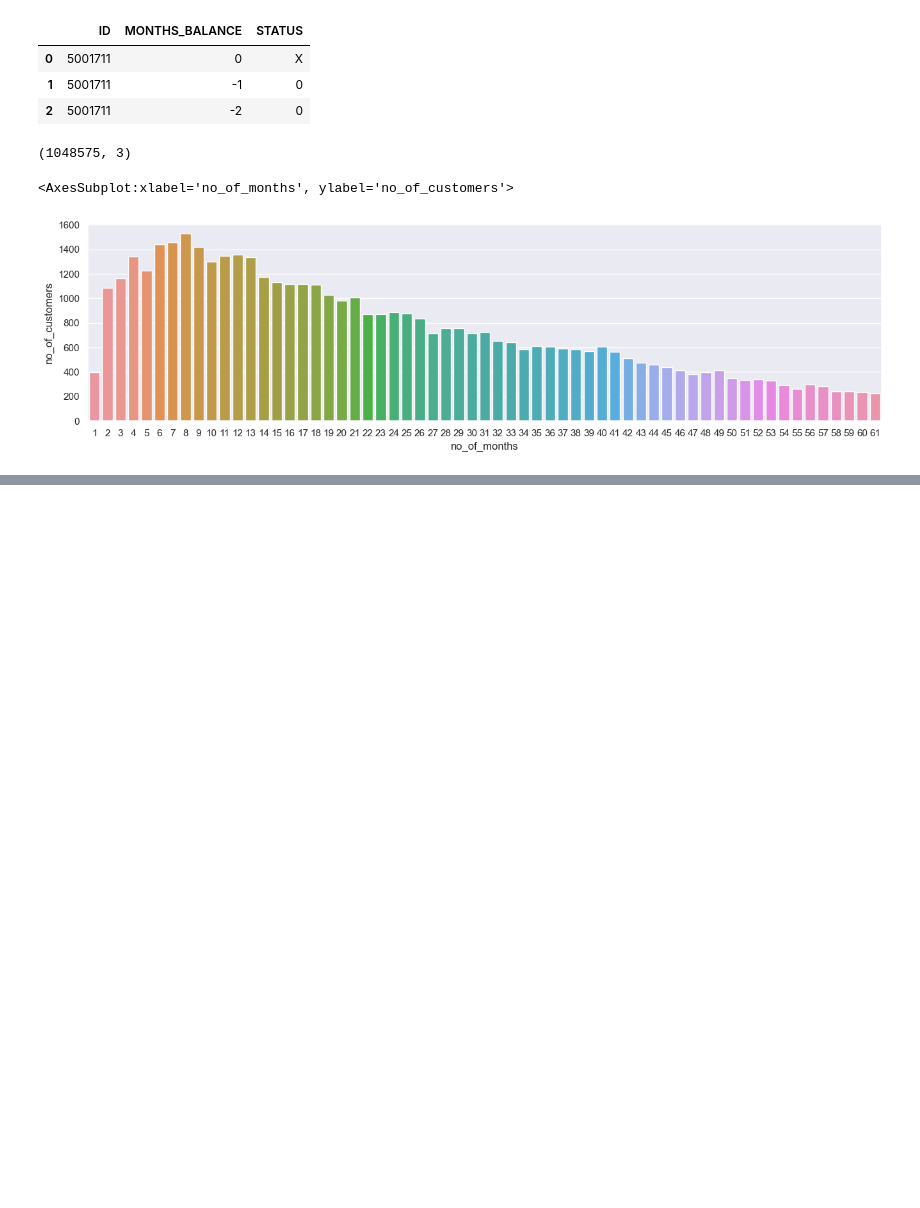
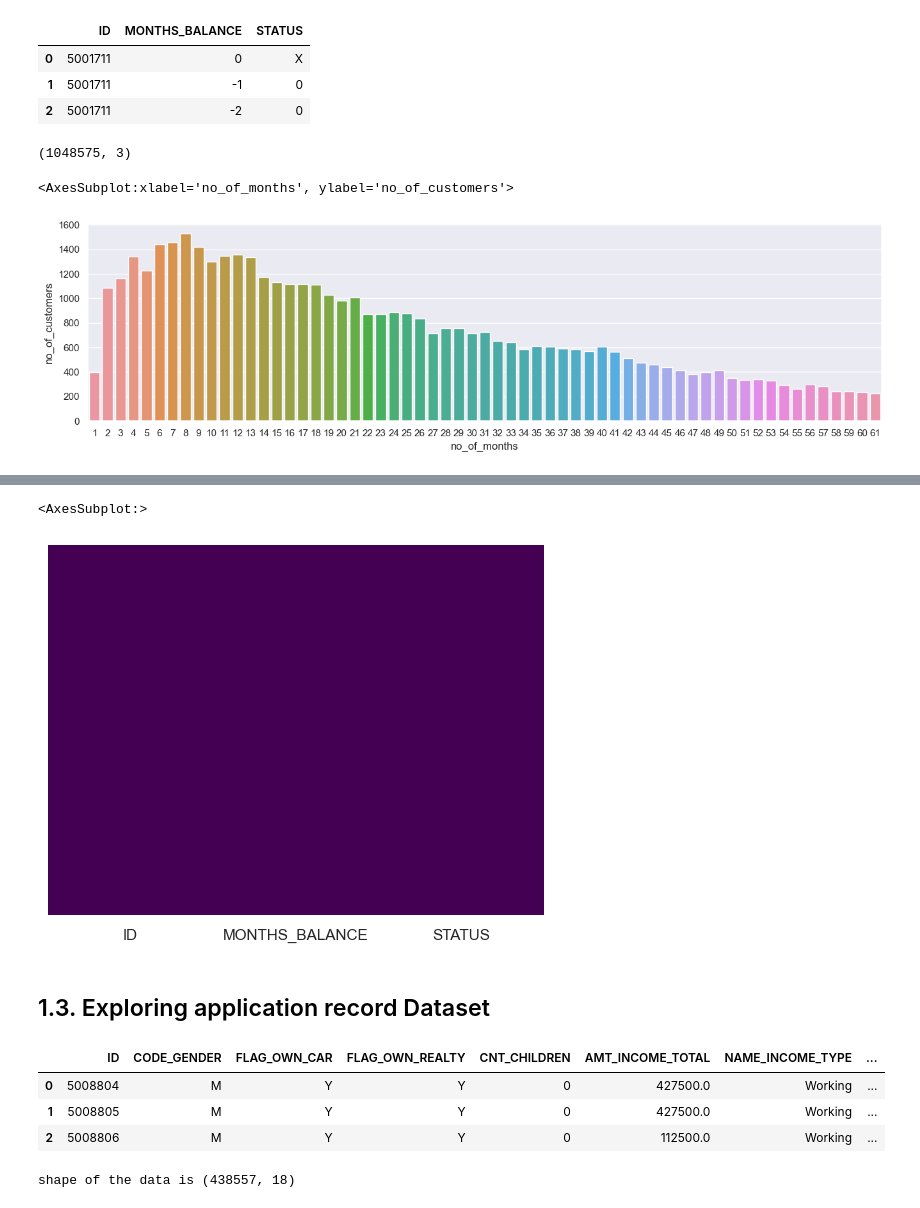
Before and after one commit to Sumanaruban/credit-card-approval-prediction, a Jupyter notebook: credit-card-approval-prediction-sumani.ipynb, the cells around one changed output, grey strips where cells are left out. Saved outputs shown, nothing was run; the diff lists cells and outputs as text; code cells hidden in the pictures; blank space fills up the shorter version.

Commit message:
Add EDA for the both datasets
EDA for credit record and application record are added.

```diff
--- a/credit-card-approval-prediction-sumani.ipynb
+++ b/credit-card-approval-prediction-sumani.ipynb
@@ -55,0 +84,11 @@ sns.barplot(data=df, x="no_of_months", y="no_of_customers")
+# %%
+# What are the unique values for each column?
+df = credit_status_df
+for c in df.columns:
+    n = df[c].nunique()
+    print(c)
+    if n <= 3:
+        print(n, sorted(df[c].value_counts().to_dict().items()))
+    else:
+        print(n)
+    print(10 * '-')
@@ -55,0 +105,23 @@ sns.barplot(data=df, x="no_of_months", y="no_of_customers")
+# %%
+# Check missing values in heatmap
+sns.heatmap(df.isnull(), cbar=False, yticklabels=False, cmap = 'viridis')
+# %% [output]
+<AxesSubplot:>
+[figure, added]
+# %% [markdown]
+## 1.3. Exploring application record Dataset
+# %%
+df = application_df
+
+# Sneak peek of the data
+df.head(3)
+# %% [output]
+|  | ID | CODE_GENDER | FLAG_OWN_CAR | FLAG_OWN_REALTY | CNT_CHILDREN | AMT_INCOME_TOTAL | NAME_INCOME_TYPE | ... |
+| 0 | 5008804 | M | Y | Y | 0 | 427500.0 | Working | ... |
+| 1 | 5008805 | M | Y | Y | 0 | 427500.0 | Working | ... |
+| 2 | 5008806 | M | Y | Y | 0 | 112500.0 | Working | ... |
+# %%
+# What is the shape of the data?
+print('shape of the data is {}'.format(df.shape))
+# %% [output]
+shape of the data is (438557, 18)
```
Also changed, not shown: parts of 19 cells of this notebook.
